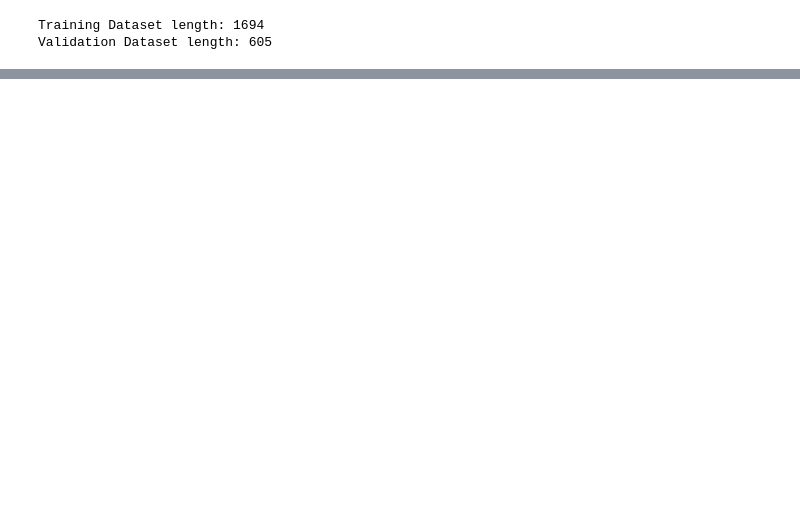
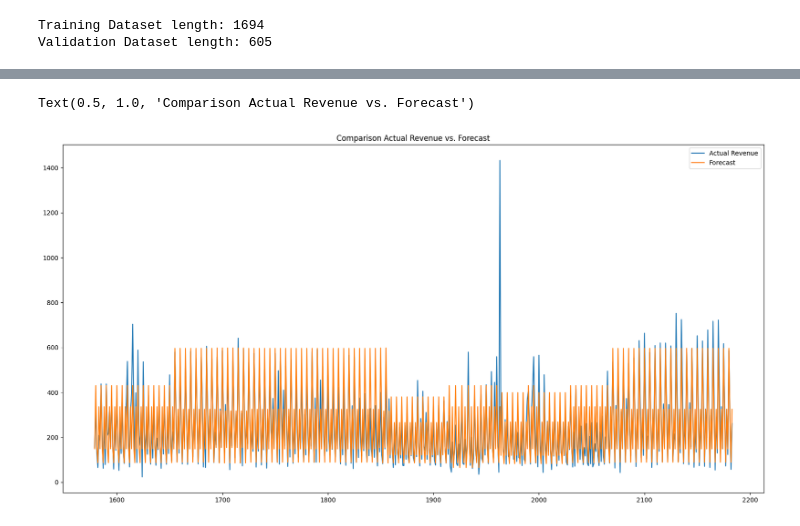
Before and after one commit to savenger/bakery_sales_prediction, a Jupyter notebook: 2_BaselineModel/baseline_model.ipynb, the cells around one changed output, grey strips where cells are left out. Cells and saved outputs as stored; diff of their text form; code cells hidden in the pictures; blank space fills up the shorter version.

Commit message:
added comparison between baseline forecast and actual revenue

```diff
--- a/2_BaselineModel/baseline_model.ipynb
+++ b/2_BaselineModel/baseline_model.ipynb
@@ -113,3 +114,9 @@ Notes:
 [1] Standard Errors assume that the covariance matrix of the errors is correctly specified.
 [2] The smallest eigenvalue is 4.96e-31. This might indicate that there are
 strong multicollinearity problems or that the design matrix is singular.
+# %%
+predict_val = mod.predict(validation_df)
+# %%
+validation_df["Forecast"] = predict_val
+validation_df["Diff"] = validation_df["Forecast"] - validation_df["Umsatz"]
+print(validation_df["Diff"])
@@ -115,0 +146,10 @@ strong multicollinearity problems or that the design matrix is singular.
+# %%
+fig, ax = plt.subplots()
+fig.set_size_inches(20, 10)
+ax.plot(validation_df.index, validation_df["Umsatz"], label="Actual Revenue")
+ax.plot(validation_df.index, validation_df["Forecast"], label="Forecast")
+ax.legend(loc="upper right")
+ax.set_title("Comparison Actual Revenue vs. Forecast")
+# %% [output]
+Text(0.5, 1.0, 'Comparison Actual Revenue vs. Forecast')
+[figure, added]
```
Also changed, not shown: parts of 4 cells of this notebook.
